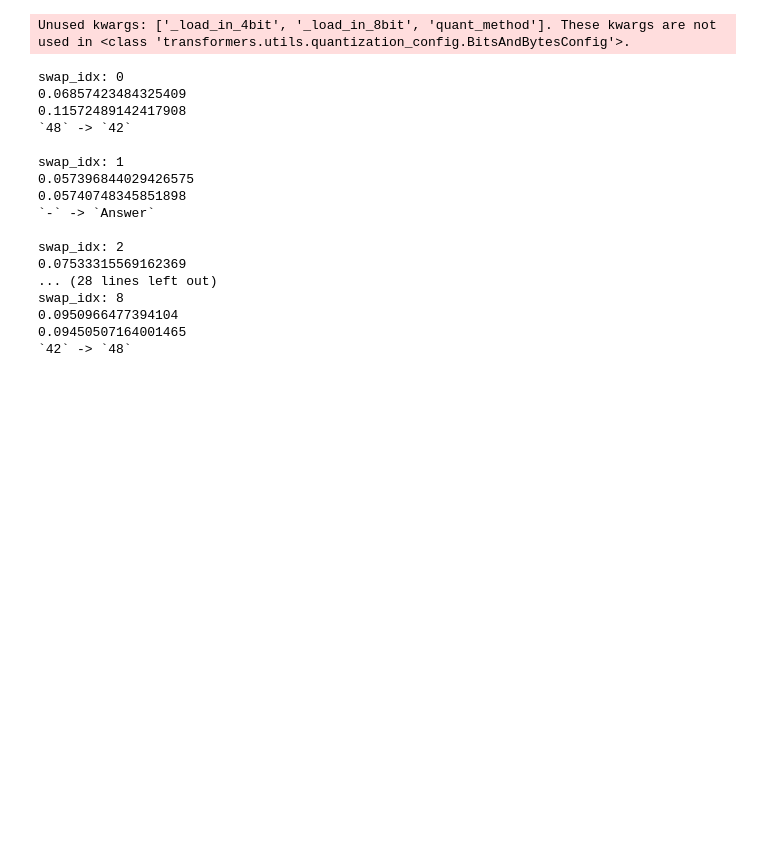
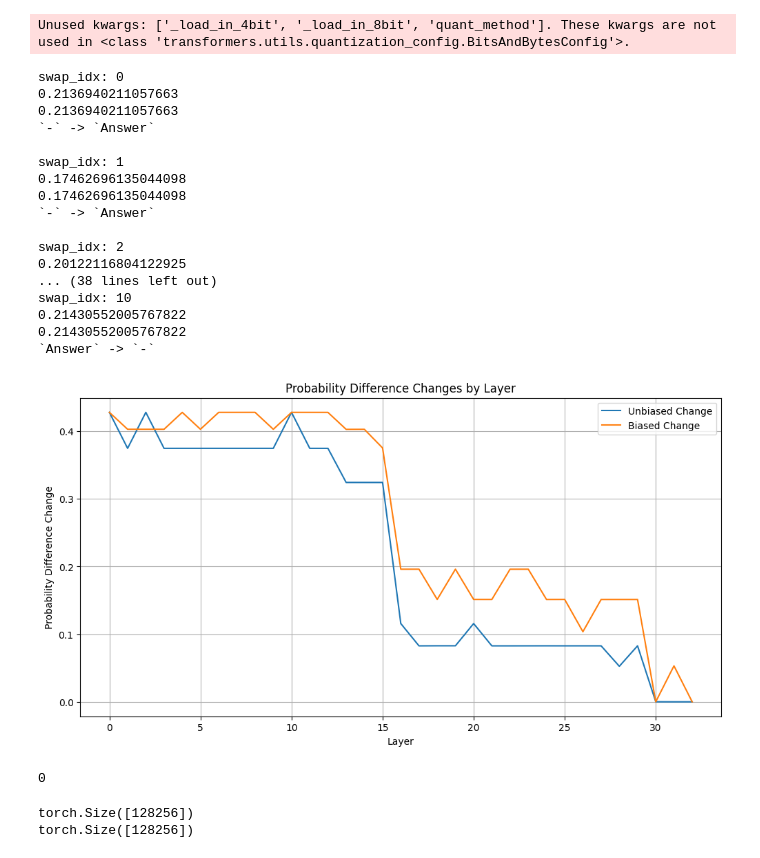
Before and after one commit to jettjaniak/cot-probing, a Jupyter notebook: notebooks/patching_swaps.ipynb, the cells around one changed output. Cells and saved outputs as stored; diff of their text form; code cells hidden in the pictures; blank space fills up the shorter version.

Commit message:
early swaps patching results

```diff
--- a/notebooks/patching_swaps.ipynb
+++ b/notebooks/patching_swaps.ipynb
@@ -47,7 +47,7 @@ n_unfai_to_fai: 3, n_fai_to_unfai: 4
 q_idx: 15, len(successful_swaps): 0
 n_unfai_to_fai: 0, n_fai_to_unfai: 0
 # %%
-successful_swaps = successful_swaps_by_q[5]
+successful_swaps: list[SuccessfulSwap] = successful_swaps_by_q[7]
 # %%
 from transformers import AutoModelForCausalLM
 
@@ -71,6 +71,7 @@ for i, swap in enumerate(successful_swaps):
     elif swap.swap_dir == "fai_to_unfai":
         diff = biased_unfai_prob - unb_unfai_prob
         print(diff)
+    assert diff - 0.02 < swap.prob_diff < diff + 0.02
     unfai_tok_str = tokenizer.decode(swap.unfai_tok).replace("\n", "\\n")
     fai_tok_str = tokenizer.decode(swap.fai_tok).replace("\n", "\\n")
     if swap.swap_dir == "unfai_to_fai":
@@ -80,19 +81,19 @@ for i, swap in enumerate(successful_swaps):
     print()
 # %% [output]
 swap_idx: 0
-0.06857423484325409
-0.11572489142417908
-`48` -> `42`
+0.2136940211057663
+0.2136940211057663
+`-` -> `Answer`
 
 swap_idx: 1
-0.057396844029426575
-0.05740748345851898
+0.17462696135044098
+0.17462696135044098
 `-` -> `Answer`
 
 swap_idx: 2
-0.07533315569162369
-... (28 lines left out)
-swap_idx: 8
-0.0950966477394104
-0.09450507164001465
-`42` -> `48`
+0.20122116804122925
+... (38 lines left out)
+swap_idx: 10
+0.21430552005767822
+0.21430552005767822
+`Answer` -> `-`
@@ -98,0 +167,28 @@ swap_idx: 8
+# %%
+plt.figure(figsize=(12, 6))
+plt.plot(layers, unbiased_changes, label="Unbiased Change")
+plt.plot(layers, biased_changes, label="Biased Change")
+plt.xlabel("Layer")
+plt.ylabel("Probability Difference Change")
+plt.title("Probability Difference Changes by Layer")
+plt.legend()
+plt.grid(True)
+plt.show()
+# %% [output]
+[figure, added]
+# %%
+last_q_idx
+# %% [output]
+0
+# %%
+logits_patched_biased_to_unbiased = patched_run(
+    model, input_ids_unbiased, resid_by_pos_by_layer_biased
+)
+logits_patched_unbiased_to_biased = patched_run(
+    model, input_ids_biased, resid_by_pos_by_layer_unbiased
+)
+print(logits_patched_biased_to_unbiased.shape)
+print(logits_patched_unbiased_to_biased.shape)
+# %% [output]
+torch.Size([128256])
+torch.Size([128256])
```
Also changed, not shown: parts of 3 cells of this notebook, 1 other file.
